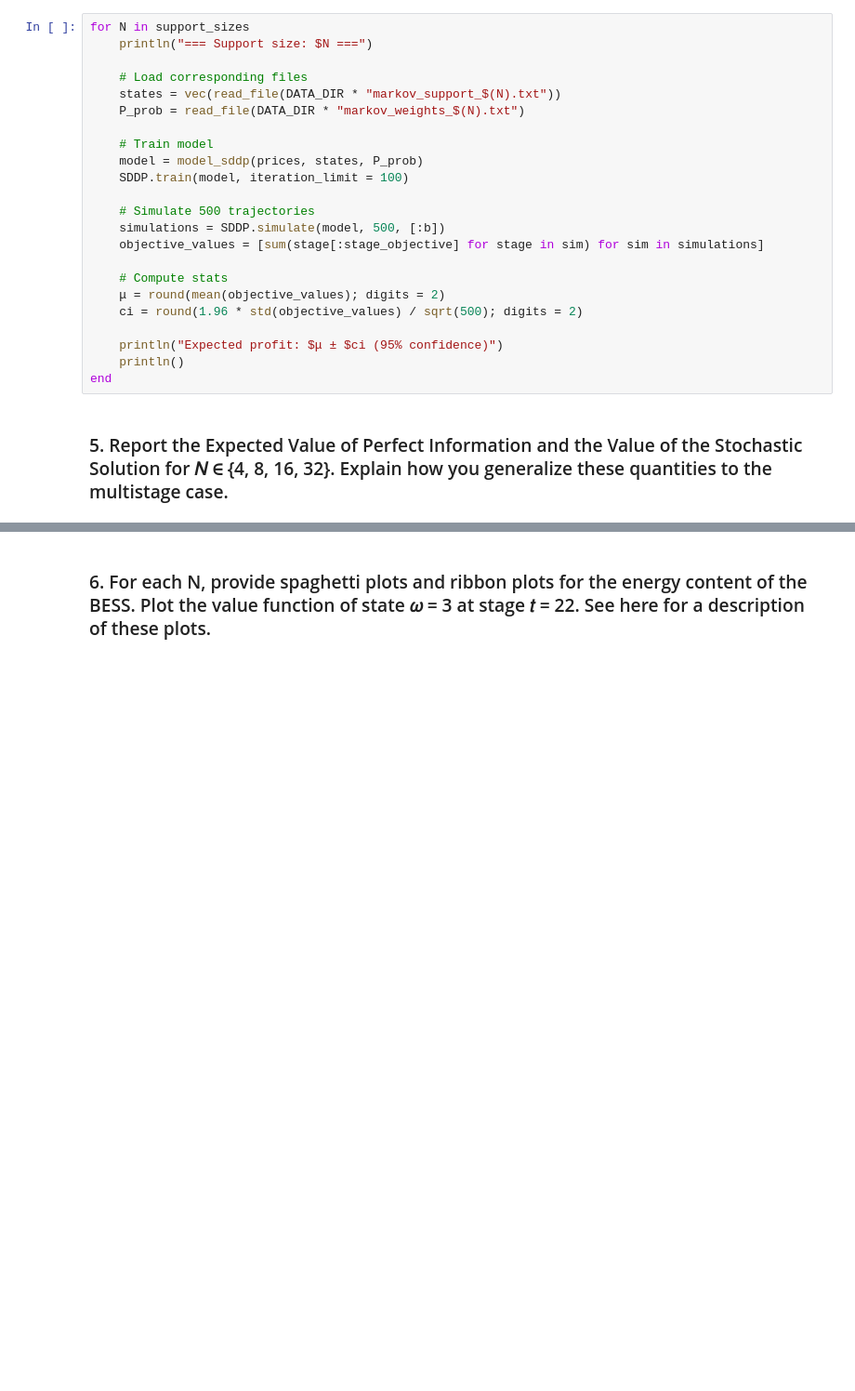
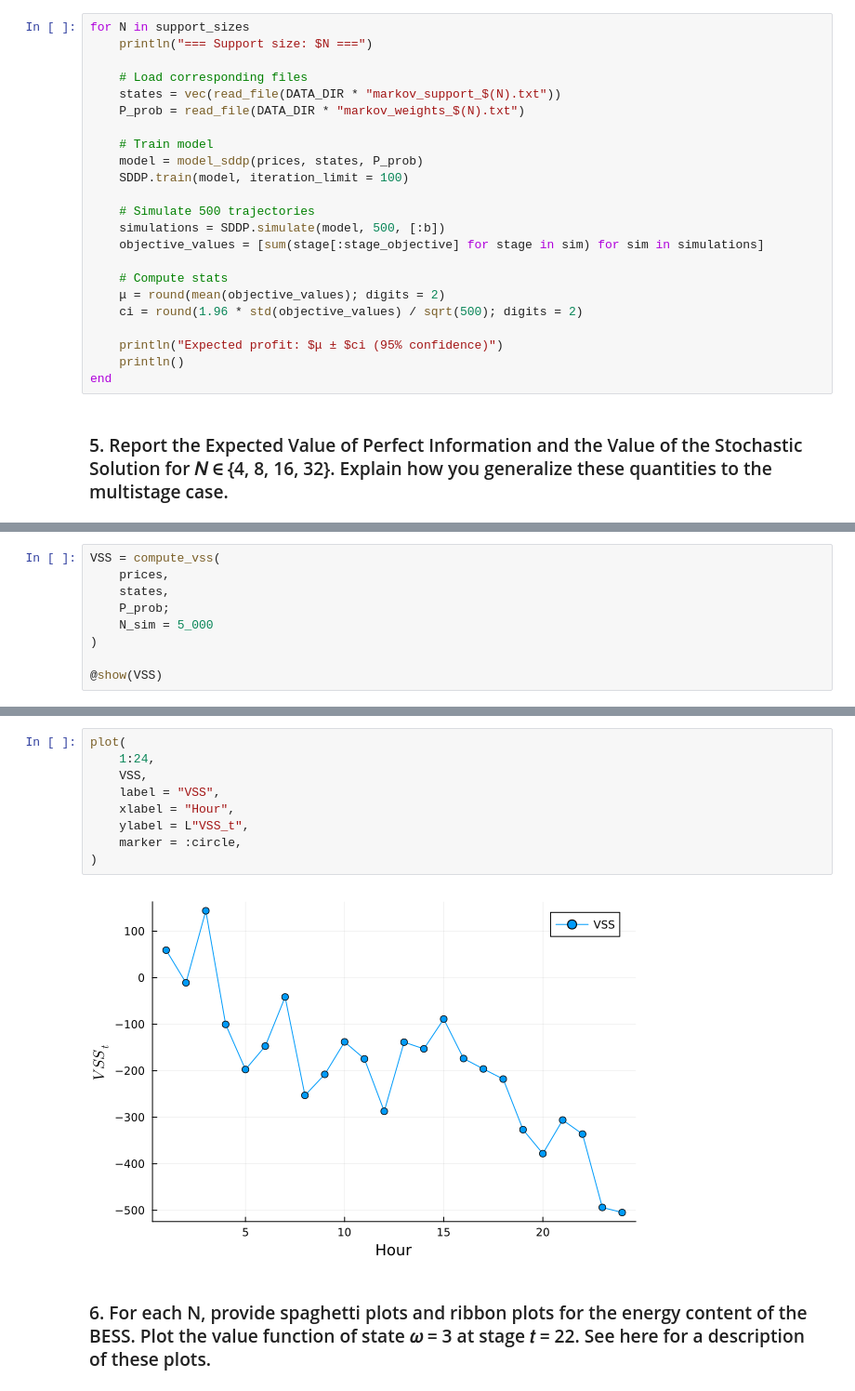
Before and after one commit to TheoHanon/Operational-Research, a Jupyter notebook: part3.ipynb, the cells around one changed output, grey strips where cells are left out. Shown at 93% size. Cells and saved outputs as stored; diff of their text form; blank space fills up the shorter version.

```diff
--- a/part3.ipynb
+++ b/part3.ipynb
@@ -198,0 +221,9 @@ Academic license
+# %%
+VSS = compute_vss(
+    prices,
+    states,
+    P_prob;
+    N_sim = 5_000
+)
+
+@show(VSS)
@@ -199,3 +265,14 @@ Academic license
+# %%
+plot(
+    1:24,
+    VSS,
+    label = "VSS",
+    xlabel = "Hour",
+    ylabel = L"VSS_t",
+    marker = :circle,
+)
+# %% [output]
+[figure, added]
 # %% [markdown]
 ### 6. For each N, provide spaghetti plots and ribbon plots for the energy content of the BESS. Plot the value function of state 𝜔 = 3 at stage 𝑡 = 22. See here for a description of these plots.
 # %%
```
Also changed, not shown: parts of 5 cells of this notebook, 8 other files.
